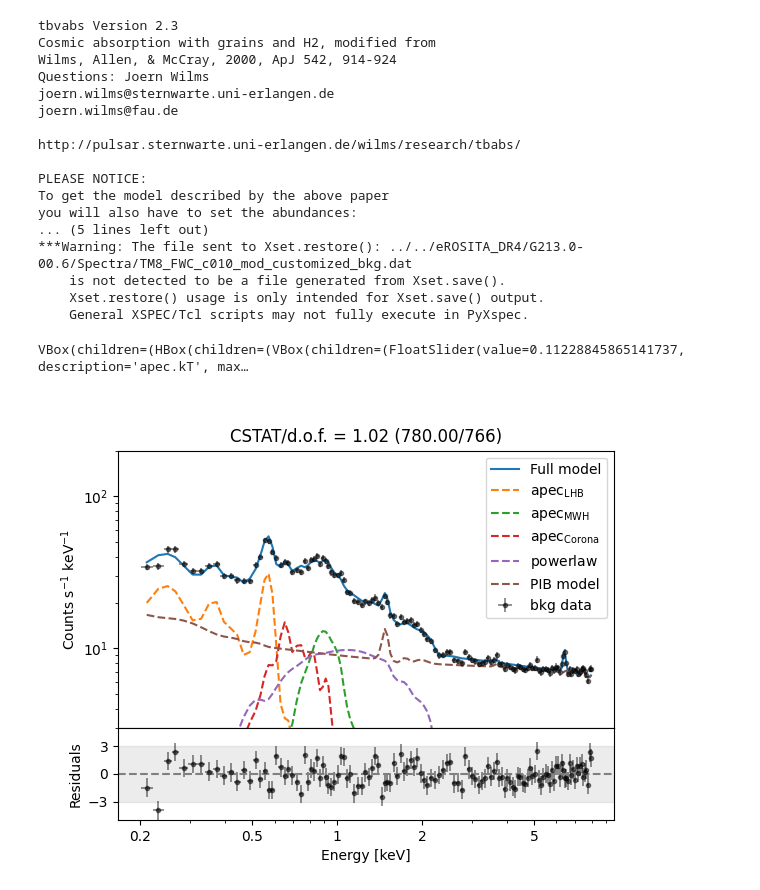
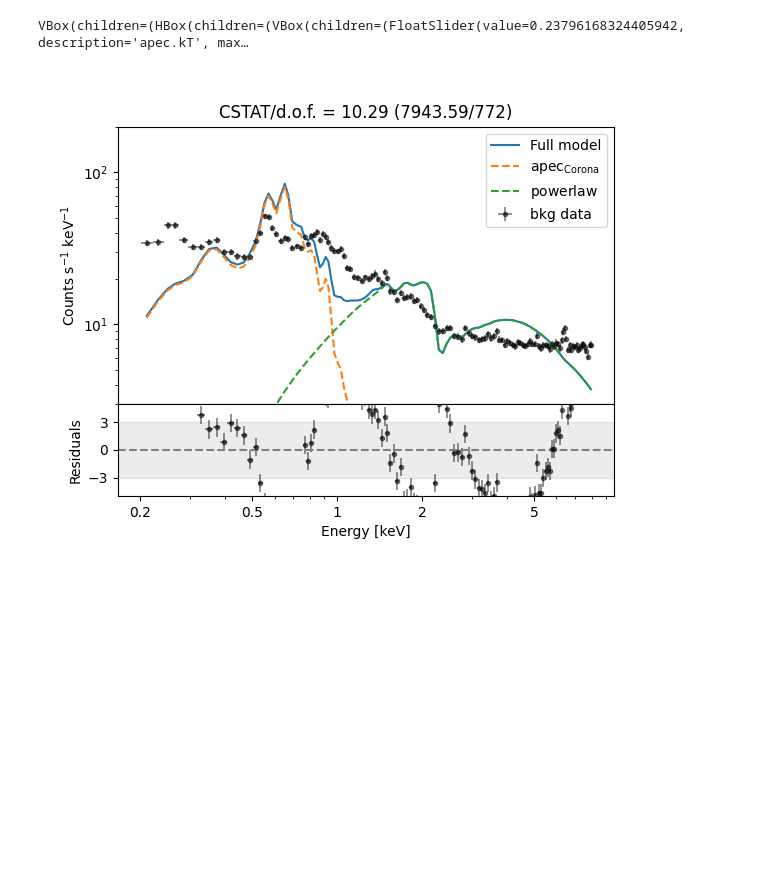
Before and after one commit to AdiPandya/XiP, a Jupyter notebook: xspec_plot.ipynb, the cells around one changed output. Saved outputs shown, nothing was run; the diff lists cells and outputs as text; code cells hidden in the pictures; blank space fills up the shorter version.

```diff
--- a/xspec_plot.ipynb
+++ b/xspec_plot.ipynb
@@ -5,47 +5,22 @@ import xspec_interactive_plot as xip
 # %%
-Dir = '../../eROSITA_DR4/G213.0-00.6/Spectra/'
+Dir = '../eROSITA_DR4/G213.0-00.6/Spectra/'
 bkgfile="BKG_circ_820_SourceSpec_00001_corr.fits"
 
 rmf = "BKG_circ_820_RMF_00001.fits"
 arf = "BKG_circ_820_ARF_00001_corr.fits"
 
-model_name = "apec+TBabs(apec+apec+powerlaw)"
+model_name = "apec+powerlaw"
 param_defaults = [
     0.112416,
     1,
-    0.215912,
-    0.865384,
-    1,
-    0.254995,
-    1,
-    1.46,
-    1,
-    9.08905
+    1.1,
+    1
 ]
 
-label_list = [r"$\mathrm{apec_{LHB}}$", r"$\mathrm{apec_{MWH}}$",
-              r"$\mathrm{apec_{Corona}}$", r"$\mathrm{powerlaw}$"]
+label_list = [r"$\mathrm{apec_{Corona}}$", r"$\mathrm{powerlaw}$"]
 # %%
-from xspec import Xset
-Xset.chatter = 0
-xip.interactive_xspec_plot(Dir, bkgfile, rmf, arf, model_name, param_defaults,label_list)
+plotter = XSPECInteractivePlot(Dir, bkgfile, rmf, arf, model_name, param_defaults, label_list, xspec_type='src')
+plotter.run()
 # %% [output]
-tbvabs Version 2.3
-Cosmic absorption with grains and H2, modified from
-Wilms, Allen, & McCray, 2000, ApJ 542, 914-924
-Questions: Joern Wilms
-joern.wilms@sternwarte.uni-erlangen.de
-joern.wilms@fau.de
-
-http://pulsar.sternwarte.uni-erlangen.de/wilms/research/tbabs/
-
-PLEASE NOTICE:
-To get the model described by the above paper
-you will also have to set the abundances:
-... (5 lines left out)
-***Warning: The file sent to Xset.restore(): ../../eROSITA_DR4/G213.0-00.6/Spectra/TM8_FWC_c010_mod_customized_bkg.dat
-    is not detected to be a file generated from Xset.save().
-    Xset.restore() usage is only intended for Xset.save() output.
-    General XSPEC/Tcl scripts may not fully execute in PyXspec.
+VBox(children=(HBox(children=(VBox(children=(FloatSlider(value=0.23796168324405942, description='apec.kT', max…
-VBox(children=(HBox(children=(VBox(children=(FloatSlider(value=0.11228845865141737, description='apec.kT', max…
-[figure, old version]
+[figure, new version]
```
Also changed, not shown: parts of 1 cell of this notebook, 1 other file.
